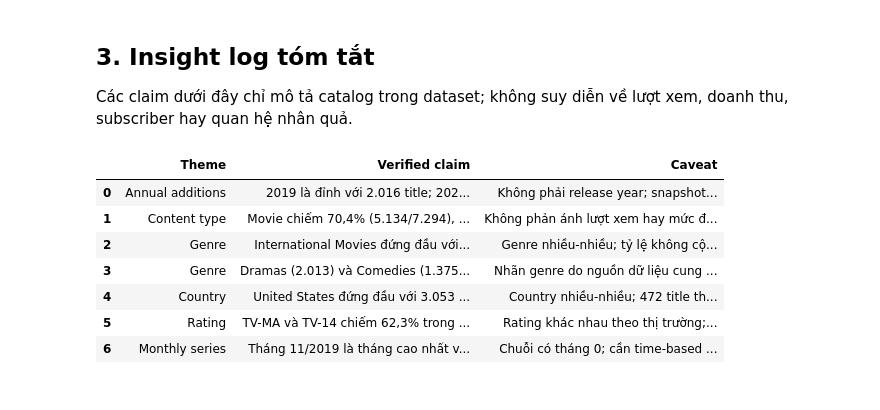
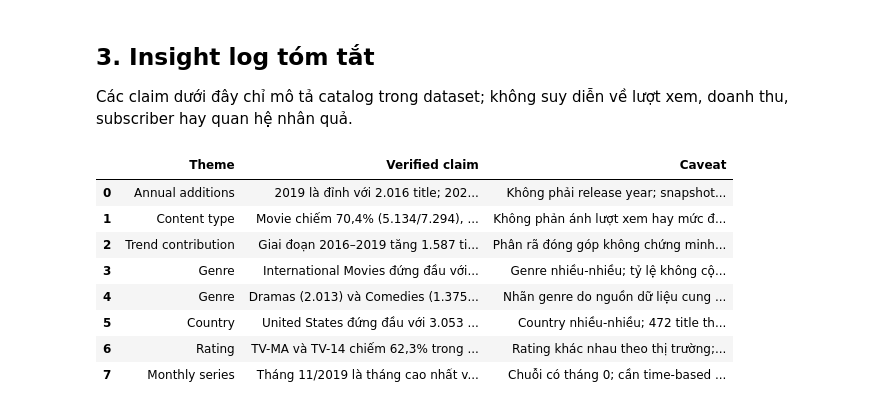
Before and after one commit to JPDeep4122/Project_DataVisualization, a Jupyter notebook: notebook/02_eda.ipynb, the cells around one changed output. Drawn from its saved outputs; the diff is of its cells as text; code cells hidden in the pictures.

Commit message:
Add trend storytelling and model insights

```diff
--- a/notebook/02_eda.ipynb
+++ b/notebook/02_eda.ipynb
@@ -276,21 +307,23 @@ Các claim dưới đây chỉ mô tả catalog trong dataset; không suy diễn
 # %%
 insights = pd.DataFrame([
     ["Annual additions", "2019 là đỉnh với 2.016 title; 2020 giảm 6,8% còn 1.879.", "Không phải release year; snapshot có thể thiếu lịch sử gỡ title."],
     ["Content type", "Movie chiếm 70,4% (5.134/7.294), TV Show chiếm 29,6%.", "Không phản ánh lượt xem hay mức độ yêu thích."],
+    ["Trend contribution", "Giai đoạn 2016–2019 tăng 1.587 title, trong đó Movie đóng góp 73,8%; mức giảm năm 2020 chủ yếu đến từ Movie (-140).", "Phân rã đóng góp không chứng minh nguyên nhân kinh doanh hay quan hệ nhân quả."],
     ["Genre", "International Movies đứng đầu với 2.343 title (32,1%).", "Genre nhiều-nhiều; tỷ lệ không cộng thành 100%."],
     ["Genre", "Dramas (2.013) và Comedies (1.375) đứng thứ hai và ba.", "Nhãn genre do nguồn dữ liệu cung cấp, có thể chồng lấp."],
     ["Country", "United States đứng đầu với 3.053 title; India có 941.", "Country nhiều-nhiều; 472 title thiếu country."],
     ["Rating", "TV-MA và TV-14 chiếm 62,3% trong 7.290 title có rating.", "Rating khác nhau theo thị trường; 4 title thiếu rating."],
     ["Monthly series", "Tháng 11/2019 là tháng cao nhất với 255 additions.", "Chuỗi có tháng 0; cần time-based split khi modeling."],
 ], columns=["Theme", "Verified claim", "Caveat"])
 display(insights)
 # %% [output]
 |  | Theme | Verified claim | Caveat |
 | 0 | Annual additions | 2019 là đỉnh với 2.016 title; 202... | Không phải release year; snapshot... |
 | 1 | Content type | Movie chiếm 70,4% (5.134/7.294), ... | Không phản ánh lượt xem hay mức đ... |
-| 2 | Genre | International Movies đứng đầu với... | Genre nhiều-nhiều; tỷ lệ không cộ... |
-| 3 | Genre | Dramas (2.013) và Comedies (1.375... | Nhãn genre do nguồn dữ liệu cung ... |
-| 4 | Country | United States đứng đầu với 3.053 ... | Country nhiều-nhiều; 472 title th... |
-| 5 | Rating | TV-MA và TV-14 chiếm 62,3% trong ... | Rating khác nhau theo thị trường;... |
-| 6 | Monthly series | Tháng 11/2019 là tháng cao nhất v... | Chuỗi có tháng 0; cần time-based ... |
+| 2 | Trend contribution | Giai đoạn 2016–2019 tăng 1.587 ti... | Phân rã đóng góp không chứng minh... |
+| 3 | Genre | International Movies đứng đầu với... | Genre nhiều-nhiều; tỷ lệ không cộ... |
+| 4 | Genre | Dramas (2.013) và Comedies (1.375... | Nhãn genre do nguồn dữ liệu cung ... |
+| 5 | Country | United States đứng đầu với 3.053 ... | Country nhiều-nhiều; 472 title th... |
+| 6 | Rating | TV-MA và TV-14 chiếm 62,3% trong ... | Rating khác nhau theo thị trường;... |
+| 7 | Monthly series | Tháng 11/2019 là tháng cao nhất v... | Chuỗi có tháng 0; cần time-based ... |
 # %% [markdown]
```
Also changed, not shown: parts of 4 cells of this notebook, 3 other files.
